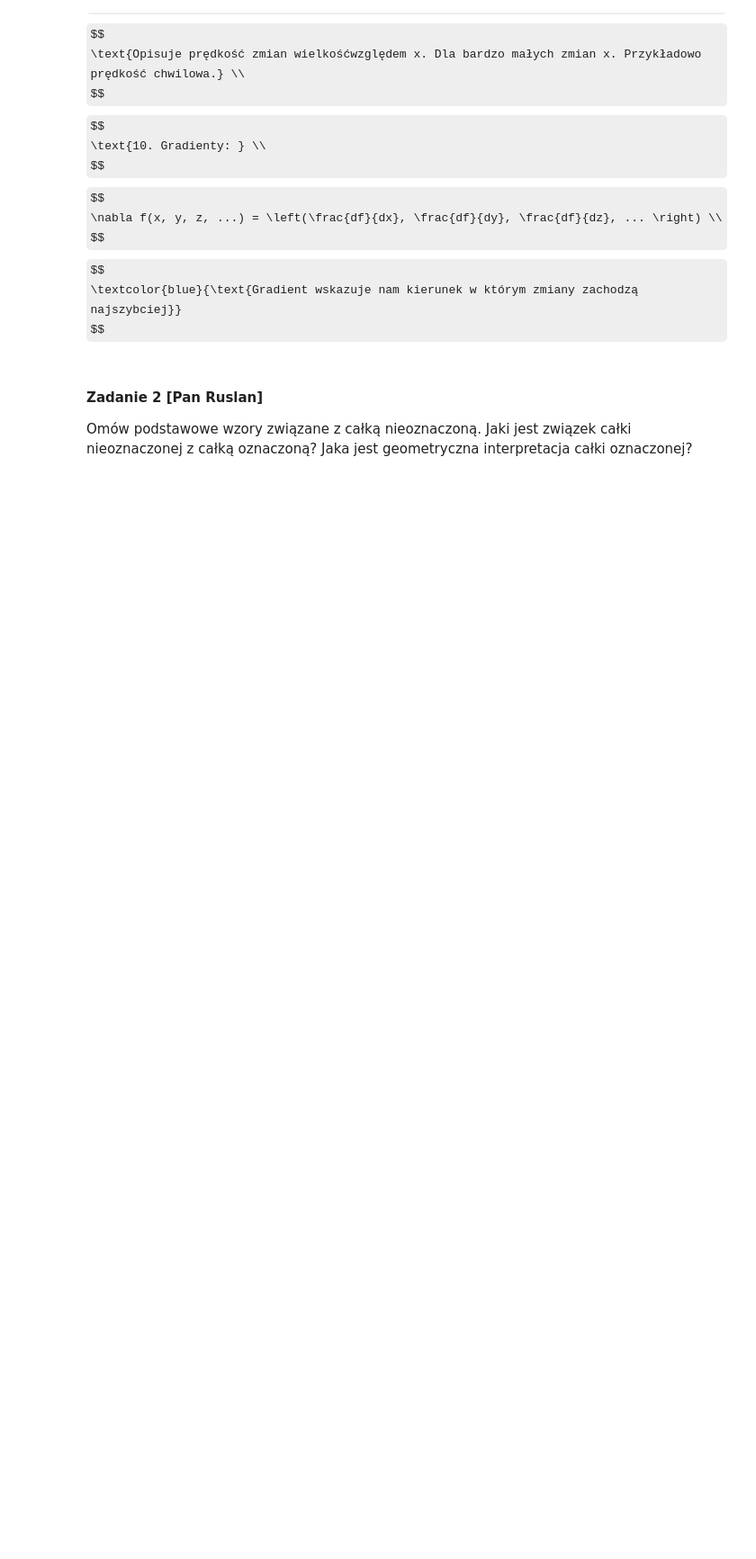
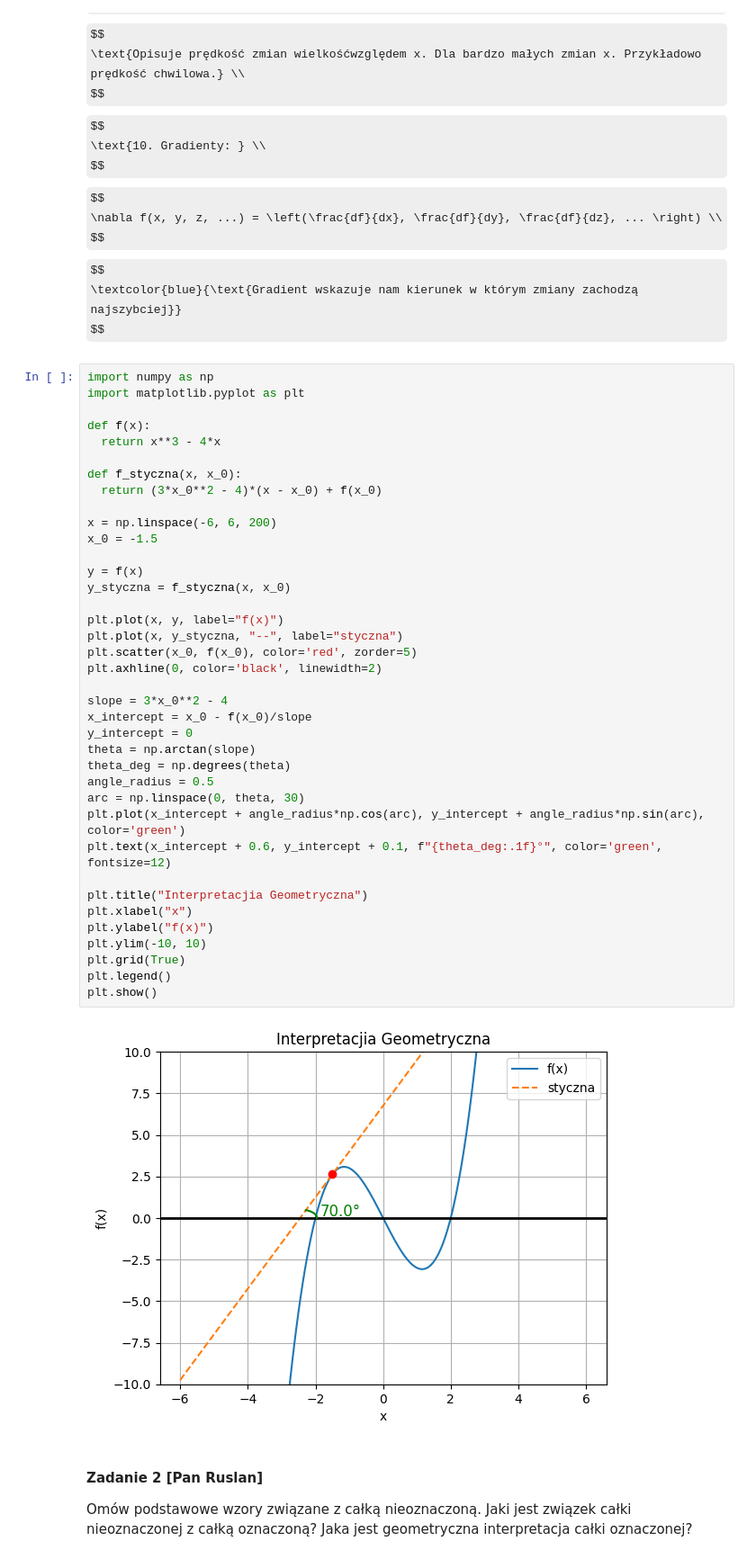
Before and after one commit to LamaInPijamas/analiza_matematyczna_2, a Jupyter notebook: Lab_1.ipynb, the cells around one changed output. Shown: that part at 90% size. Saved outputs shown, nothing was run; the diff lists cells and outputs as text; some formulas as TeX source; blank space fills up the shorter version.

Commit message:
Wykres Interpretacji geometrycznej

```diff
--- a/Lab_1.ipynb
+++ b/Lab_1.ipynb
@@ -132,6 +132,46 @@ $$
 $$
   \textcolor{blue}{\text{Gradient wskazuje nam kierunek w którym zmiany zachodzą najszybciej}}
 $$
+# %%
+import numpy as np
+import matplotlib.pyplot as plt
+
+def f(x):
+  return x**3 - 4*x
+
+def f_styczna(x, x_0):
+  return (3*x_0**2 - 4)*(x - x_0) + f(x_0)
+
+x = np.linspace(-6, 6, 200)
+x_0 = -1.5
+
+y = f(x)
+y_styczna = f_styczna(x, x_0)
+
+plt.plot(x, y, label="f(x)")
+plt.plot(x, y_styczna, "--", label="styczna")
+plt.scatter(x_0, f(x_0), color='red', zorder=5)
+plt.axhline(0, color='black', linewidth=2)
+
+slope = 3*x_0**2 - 4
+x_intercept = x_0 - f(x_0)/slope
+y_intercept = 0
+theta = np.arctan(slope)
+theta_deg = np.degrees(theta)
+angle_radius = 0.5
+arc = np.linspace(0, theta, 30)
+plt.plot(x_intercept + angle_radius*np.cos(arc), y_intercept + angle_radius*np.sin(arc), color='green')
+plt.text(x_intercept + 0.6, y_intercept + 0.1, f"{theta_deg:.1f}°", color='green', fontsize=12)
+
+plt.title("Interpretacjia Geometryczna")
+plt.xlabel("x")
+plt.ylabel("f(x)")
+plt.ylim(-10, 10)
+plt.grid(True)
+plt.legend()
+plt.show()
+# %% [output]
+[figure, added]
 # %% [markdown]
 #### Zadanie 2 [Pan Ruslan]
 
```
